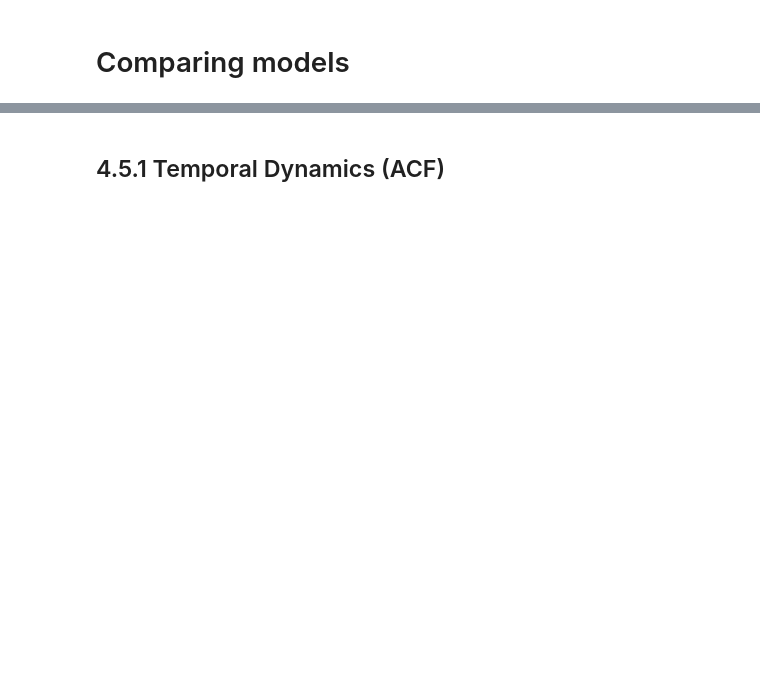
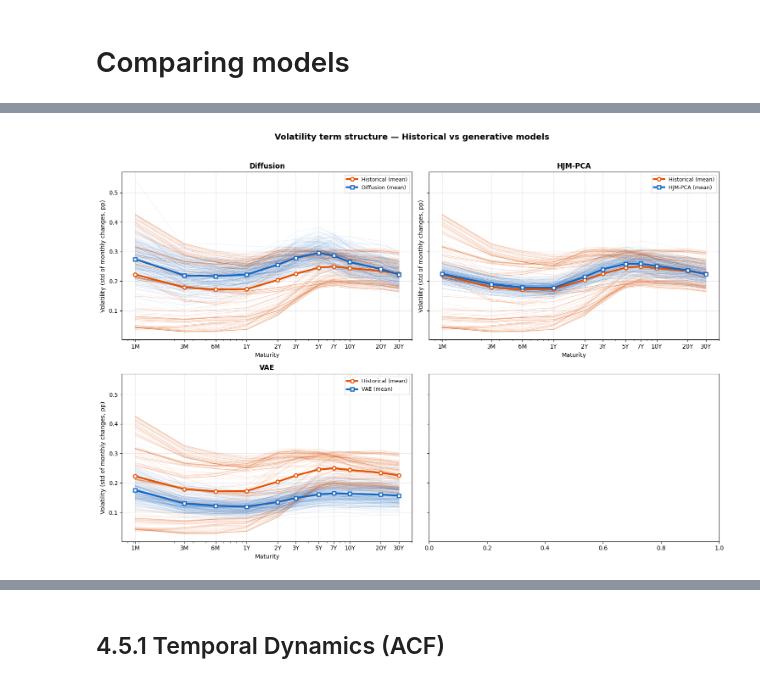
Before and after one commit to Kaatdj/Thesis-ALM, a Jupyter notebook: final plots/model comparison 1 starting curve.ipynb, the cells around one changed output, grey strips where cells are left out. Saved outputs shown, nothing was run; the diff lists cells and outputs as text; code cells hidden in the pictures; blank space fills up the shorter version.

```diff
--- a/final plots/model comparison 1 starting curve.ipynb
+++ b/final plots/model comparison 1 starting curve.ipynb
@@ -386,0 +124,84 @@ VAE        0.163   0.096        0.069      0.052 0.425  0.503
+# %%
+# ─────────────────────────────────────────────
+# Volatility term structure — Historical vs every generative model
+# ─────────────────────────────────────────────
+# For every 60-month rolling window (historical) and every scenario (simulated)
+# we compute the volatility curve: std of monthly changes per maturity.
+# This is the same object, just coming from a different source — so the
+# historical hist_windows and the simulated scenarios are directly comparable.
+import matplotlib.pyplot as plt
+
+SIM_YIELD_COLS = ["Y_1M","Y_3M","Y_6M","Y_1Y","Y_2Y",
+                  "Y_3Y","Y_5Y","Y_7Y","Y_10Y","Y_20Y","Y_30Y"]
+MATURITY_LABELS = ["1M","3M","6M","1Y","2Y","3Y","5Y","7Y","10Y","20Y","30Y"]
+MATURITY_YEARS  = np.array([1/12, 3/12, 6/12, 1, 2, 3, 5, 7, 10, 20, 30])
+
+
+def vol_curve(arr):
+    """
+    Volatility curve per maturity: std of monthly changes.
+    Accepts (T, M) for a single path, or (N, T, M) for a batch of N paths.
+    Returns (M,) or (N, M).
+    """
+    return np.diff(arr, axis=-2).std(axis=-2)
+
+
+def scenario_tensor(path):
+    """
+    Load a scenario csv and reshape into (n_scenarios, n_months, n_maturities).
+    """
+    df = load_scenarios(path)
+    sids = sorted(df["Scenario_ID"].unique())
+    return np.stack([df[df["Scenario_ID"] == s]
+                       .sort_values("Month")[SIM_YIELD_COLS]
+                       .values
+                     for s in sids])
+
+
+# Historical volatility curves — one per 60-month rolling window
+hist_vol_curves = vol_curve(hist_windows)           # (n_windows, 11)
+hist_vol_mean   = hist_vol_curves.mean(axis=0)      # (11,)
+
+# Simulated volatility curves — one per scenario, per model
+sim_vol_curves = {name: vol_curve(scenario_tensor(path))
+                  for name, path in MODELS.items()}
+
+
+# ─────────────────────────────────────────────
+# Plot: 2×2 grid, one panel per model
+# ─────────────────────────────────────────────
+fig, axes = plt.subplots(2, 2, figsize=(15, 10), sharey=True)
+fig.suptitle("Volatility term structure — Historical vs generative models",
+             fontsize=14, fontweight="bold", y=1.02)
+
+HIST_C   = "#E65100"    # orange
+SIM_C    = "#1565C0"    # blue
+
+for ax, (name, curves) in zip(axes.flat, sim_vol_curves.items()):
+    # thin lines = individual paths
+    for v in hist_vol_curves:
+        ax.plot(MATURITY_YEARS, v, color=HIST_C, alpha=0.08, lw=0.8)
+    for v in curves:
+        ax.plot(MATURITY_YEARS, v, color=SIM_C,  alpha=0.08, lw=0.8)
+
+    # mean curves
+    ax.plot(MATURITY_YEARS, hist_vol_mean, color=HIST_C, lw=3,
+            marker="o", markersize=6, markerfacecolor="white",
+            markeredgewidth=1.8, label="Historical (mean)")
+    ax.plot(MATURITY_YEARS, curves.mean(axis=0), color=SIM_C, lw=3,
+            marker="s", markersize=6, markerfacecolor="white",
+            markeredgewidth=1.8, label=f"{name} (mean)")
+
+    ax.set_xscale("log")
+    ax.set_xticks(MATURITY_YEARS)
+    ax.set_xticklabels(MATURITY_LABELS)
+    ax.set_title(name, fontsize=12, fontweight="bold")
+    ax.set_xlabel("Maturity")
+    ax.set_ylabel("Volatility (std of monthly changes, pp)")
+    ax.grid(alpha=0.3)
+    ax.legend(loc="upper right", fontsize=9)
+
+plt.tight_layout()
+plt.show()
+# %% [output]
+[figure, added]
```
Also changed, not shown: parts of 30 cells of this notebook, 26 other files.
